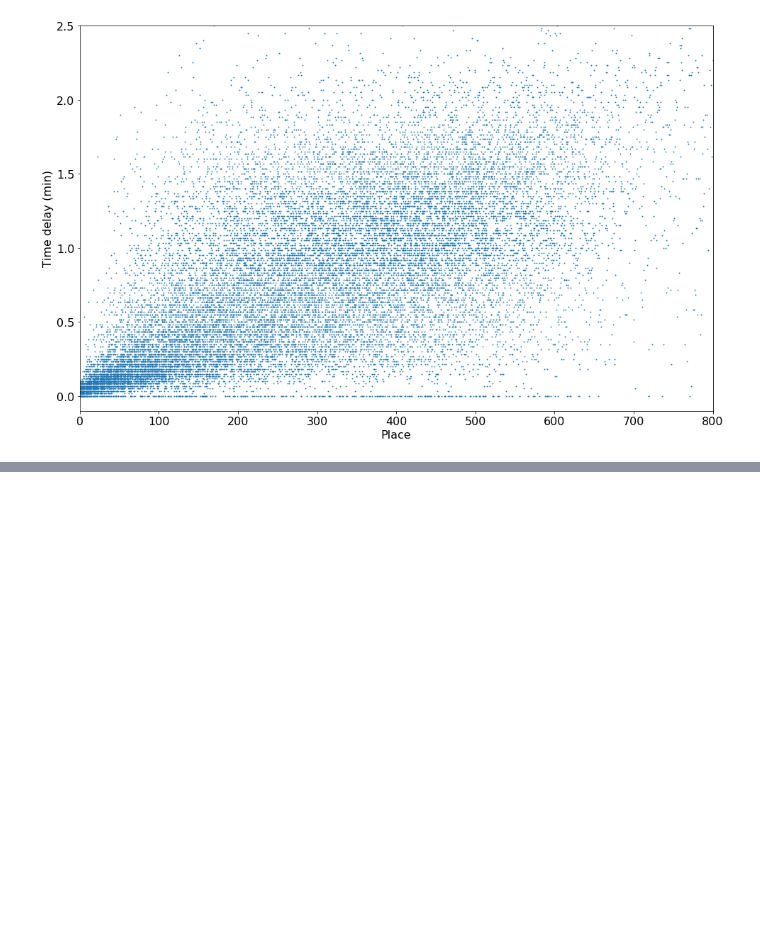
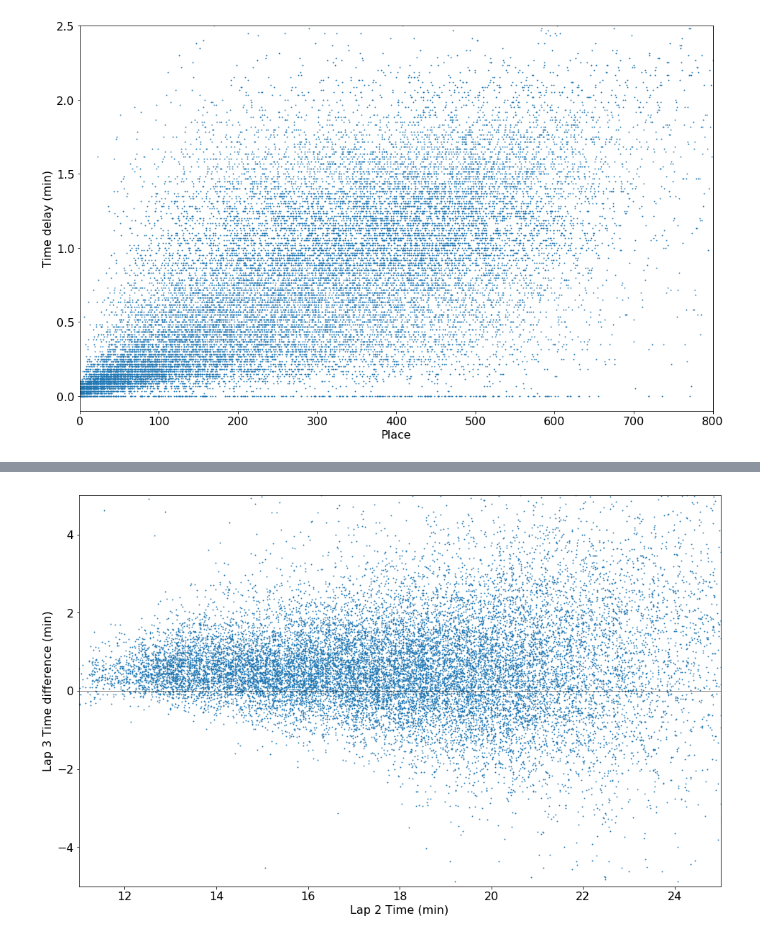
Before and after one commit to CDonnerer/regents-races, a Jupyter notebook: race_analysis.ipynb, the cells around one changed output, grey strips where cells are left out. Saved outputs shown, nothing was run; the diff lists cells and outputs as text; code cells hidden in the pictures; blank space fills up the shorter version.

```diff
--- a/race_analysis.ipynb
+++ b/race_analysis.ipynb
@@ -137,0 +230,14 @@ plt.savefig('plots/delay_by_place.png')
+# %%
+plt.figure(figsize=(16,10))
+
+#plt.scatter(df3['Place'],df3['Lap 1 Time']-df3['Lap 2 Time'],marker='.',s=3)
+plt.scatter(df3['Lap 1 Time'],df3['Lap 3 Time']-(df3['Lap 1 Time']-df3['Start delay']),marker='.',s=3)
+#plt.hexbin(df3['Lap 1 Time'],df3['Lap 2 Time']-df3['Lap 1 Time'],gridsize=100)
+plt.plot([11,25],[0]*2,color='k',linewidth=0.5)
+plt.xlabel('Lap 2 Time (min)')
+plt.ylabel('Lap 3 Time difference (min)')
+plt.xlim([11, 25])
+plt.ylim([-5, 5])
+plt.savefig('plots/lap23_timediff.png')
+# %% [output]
+[figure, added]
```
Also changed, not shown: parts of 17 cells of this notebook, 7 other files.
